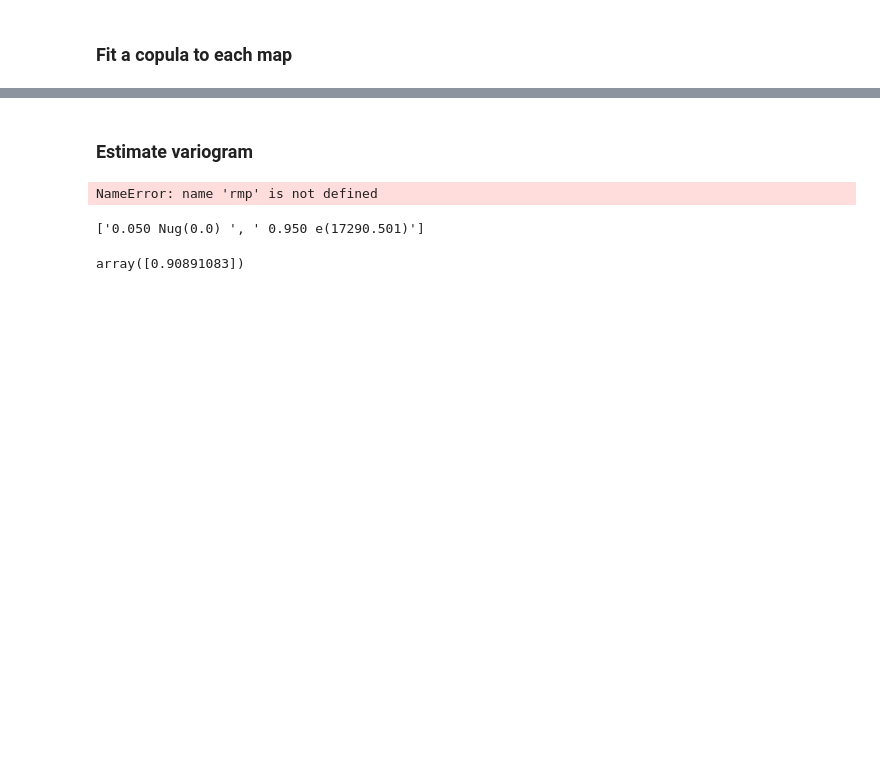
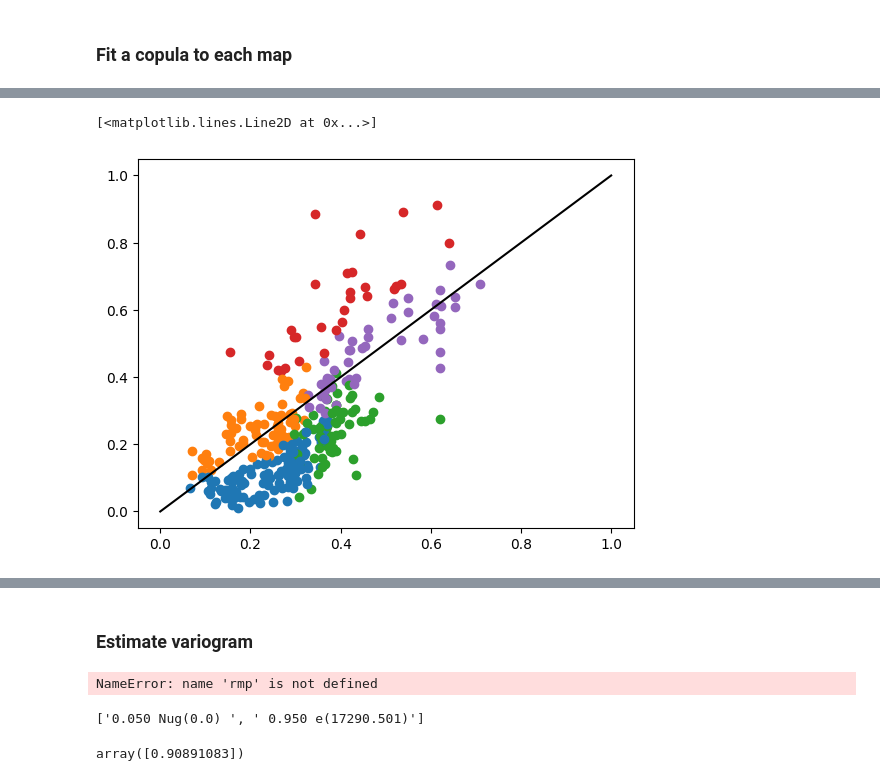
Before and after one commit to eoydvin/mergeplg, a Jupyter notebook: docs/notebooks/cluster.ipynb, the cells around one changed output, grey strips where cells are left out. Drawn from its saved outputs; the diff is of its cells as text; code cells hidden in the pictures; blank space fills up the shorter version.

```diff
--- a/docs/notebooks/cluster.ipynb
+++ b/docs/notebooks/cluster.ipynb
@@ -209,0 +267,11 @@ for i in range(radar_field.shape[0]):
+# %%
+for i, cml_id in enumerate(obs_id):
+    data_x = out.sel(cml_id = cml_id).data
+    data_y = ds_cmls.sel(cml_id = cml_id).isel(time = 8).R.data
+    for j in range(np.unique(pred).size):
+        if j == pred[i]:
+            plt.scatter(data_x, data_y, color='C' + str(j), marker='o')
+plt.plot([0, 1], [0, 1], 'k')
+# %% [output]
+[<matplotlib.lines.Line2D at 0x...>]
+[figure, added]
```
Also changed, not shown: parts of 19 cells of this notebook, 1 other file.
